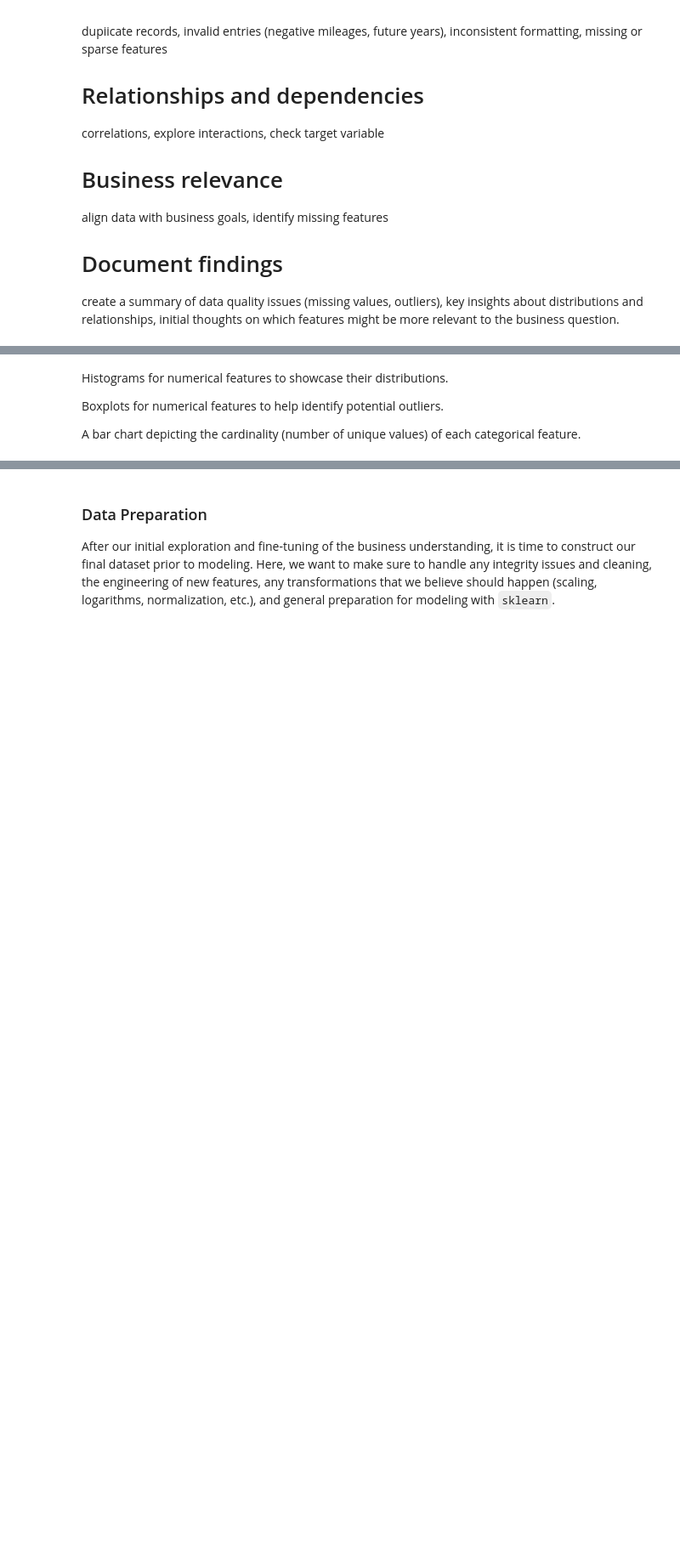
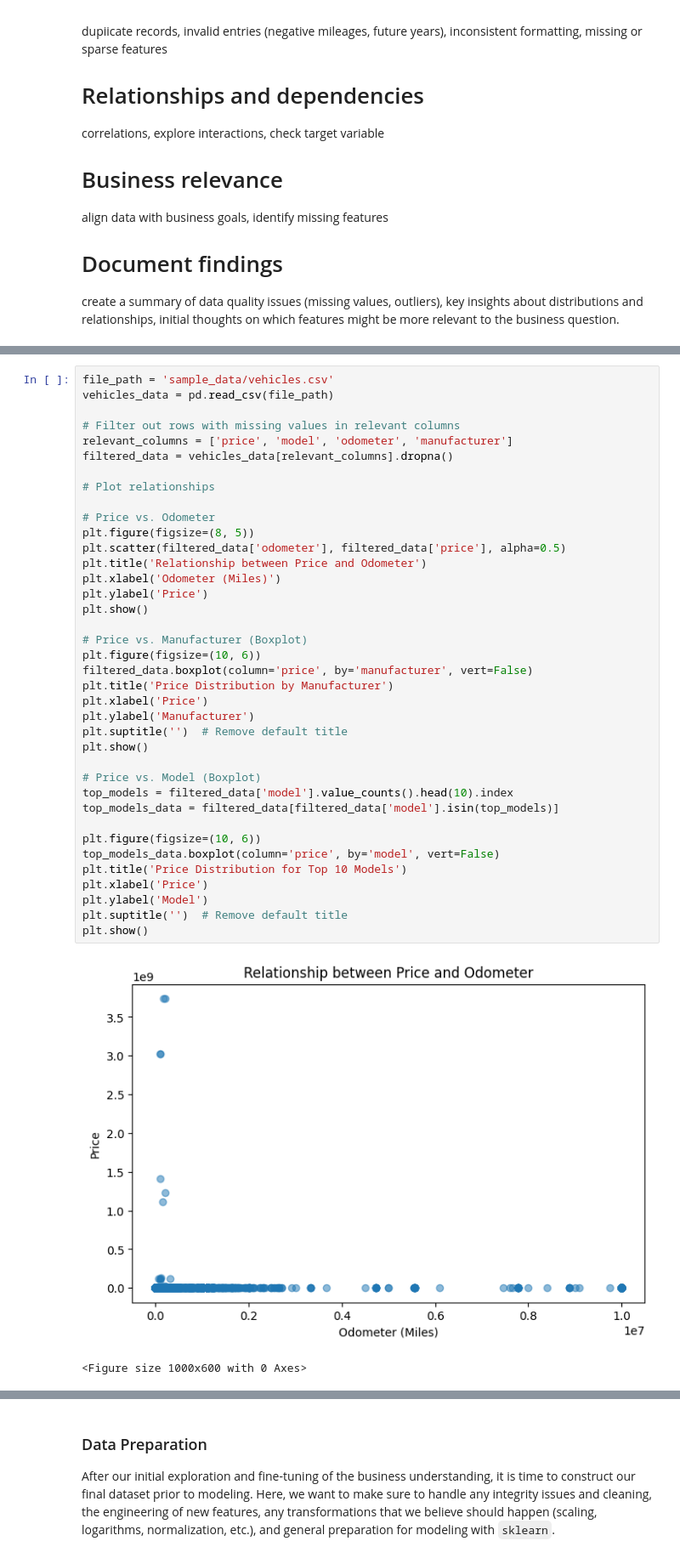
Before and after one commit to michellechen202212/ucb, a Jupyter notebook: prompt_II.ipynb, the cells around one changed output, grey strips where cells are left out. Shown at 85% size. Saved outputs shown, nothing was run; the diff lists cells and outputs as text; blank space fills up the shorter version.

```diff
--- a/prompt_II.ipynb
+++ b/prompt_II.ipynb
@@ -172,9 +172,44 @@ price                0
 
 Future Year Records:
 0
-# %% [markdown]
-Histograms for numerical features to showcase their distributions.
-
-Boxplots for numerical features to help identify potential outliers.
-
-A bar chart depicting the cardinality (number of unique values) of each categorical feature.
+# %%
+file_path = 'sample_data/vehicles.csv'
+vehicles_data = pd.read_csv(file_path)
+
+# Filter out rows with missing values in relevant columns
+relevant_columns = ['price', 'model', 'odometer', 'manufacturer']
+filtered_data = vehicles_data[relevant_columns].dropna()
+
+# Plot relationships
+
+# Price vs. Odometer
+plt.figure(figsize=(8, 5))
+plt.scatter(filtered_data['odometer'], filtered_data['price'], alpha=0.5)
+plt.title('Relationship between Price and Odometer')
+plt.xlabel('Odometer (Miles)')
+plt.ylabel('Price')
+plt.show()
+
+# Price vs. Manufacturer (Boxplot)
+plt.figure(figsize=(10, 6))
+filtered_data.boxplot(column='price', by='manufacturer', vert=False)
+plt.title('Price Distribution by Manufacturer')
+plt.xlabel('Price')
+plt.ylabel('Manufacturer')
+plt.suptitle('')  # Remove default title
+plt.show()
+
+# Price vs. Model (Boxplot)
+top_models = filtered_data['model'].value_counts().head(10).index
+top_models_data = filtered_data[filtered_data['model'].isin(top_models)]
+
+plt.figure(figsize=(10, 6))
+top_models_data.boxplot(column='price', by='model', vert=False)
+plt.title('Price Distribution for Top 10 Models')
+plt.xlabel('Price')
+plt.ylabel('Model')
+plt.suptitle('')  # Remove default title
+plt.show()
+# %% [output]
+[figure, added]
+<Figure size 1000x600 with 0 Axes>
```
Also changed, not shown: parts of 10 cells of this notebook.
